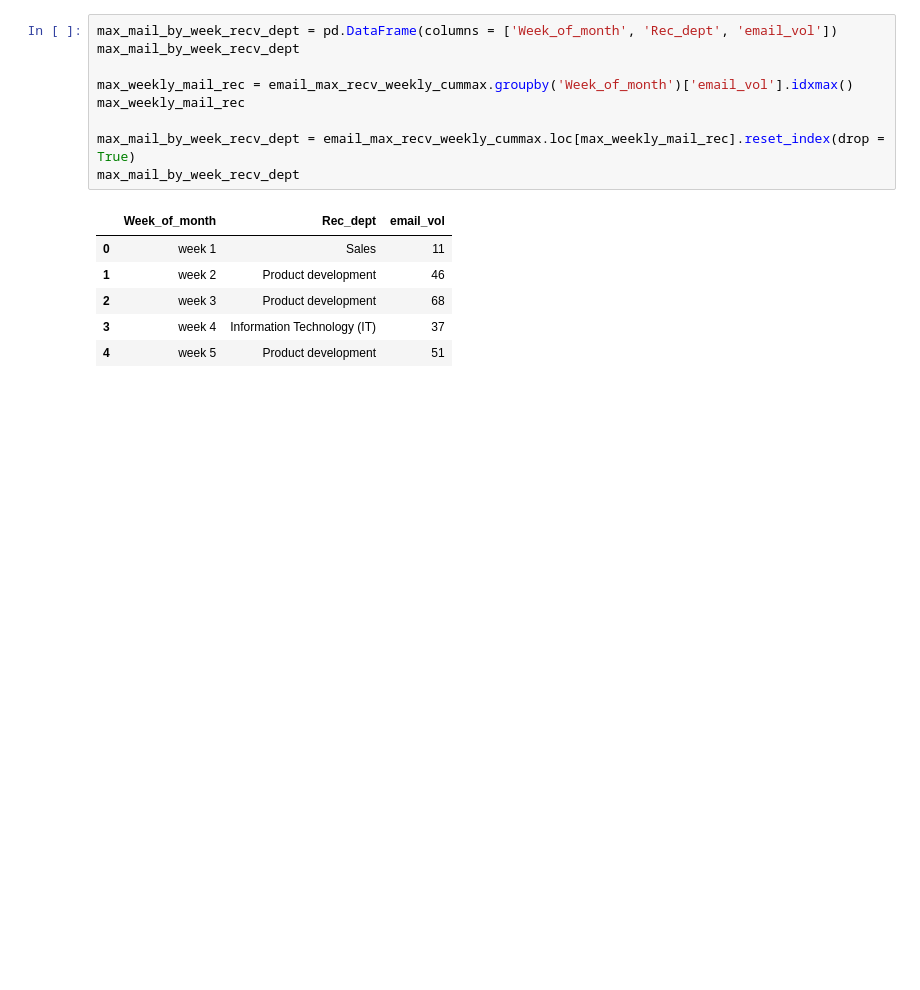
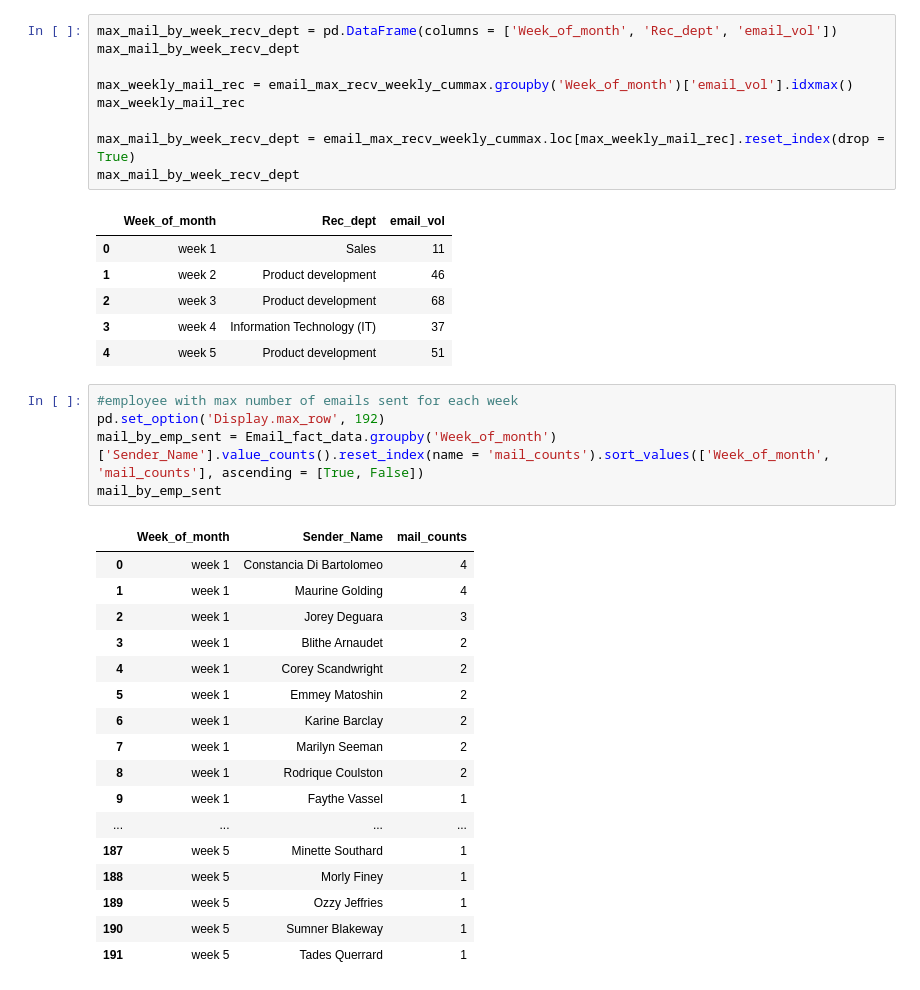
Before and after one commit to djibril968/Python_projects, a Jupyter notebook: Onyx_email_analysis.ipynb, the cells around one changed output. Drawn from its saved outputs; the diff is of its cells as text; blank space fills up the shorter version.

Commit message:
Onyx_email_analysis_Trend analytics

```diff
--- a/Onyx_email_analysis.ipynb
+++ b/Onyx_email_analysis.ipynb
@@ -716,3 +716,26 @@ max_mail_by_week_recv_dept
 | 2 | week 3 | Product development | 68 |
 | 3 | week 4 | Information Technology (IT) | 37 |
 | 4 | week 5 | Product development | 51 |
+# %%
+#employee with max number of emails sent for each week
+pd.set_option('Display.max_row', 192)
+mail_by_emp_sent = Email_fact_data.groupby('Week_of_month')['Sender_Name'].value_counts().reset_index(name = 'mail_counts').sort_values(['Week_of_month', 'mail_counts'], ascending = [True, False])
+mail_by_emp_sent
+# %% [output]
+|  | Week_of_month | Sender_Name | mail_counts |
+| 0 | week 1 | Constancia Di Bartolomeo | 4 |
+| 1 | week 1 | Maurine Golding | 4 |
+| 2 | week 1 | Jorey Deguara | 3 |
+| 3 | week 1 | Blithe Arnaudet | 2 |
+| 4 | week 1 | Corey Scandwright | 2 |
+| 5 | week 1 | Emmey Matoshin | 2 |
+| 6 | week 1 | Karine Barclay | 2 |
+| 7 | week 1 | Marilyn Seeman | 2 |
+| 8 | week 1 | Rodrique Coulston | 2 |
+| 9 | week 1 | Faythe Vassel | 1 |
+| ... | ... | ... | ... |
+| 187 | week 5 | Minette Southard | 1 |
+| 188 | week 5 | Morly Finey | 1 |
+| 189 | week 5 | Ozzy Jeffries | 1 |
+| 190 | week 5 | Sumner Blakeway | 1 |
+| 191 | week 5 | Tades Querrard | 1 |
```
Also changed, not shown: parts of 2 cells of this notebook.
